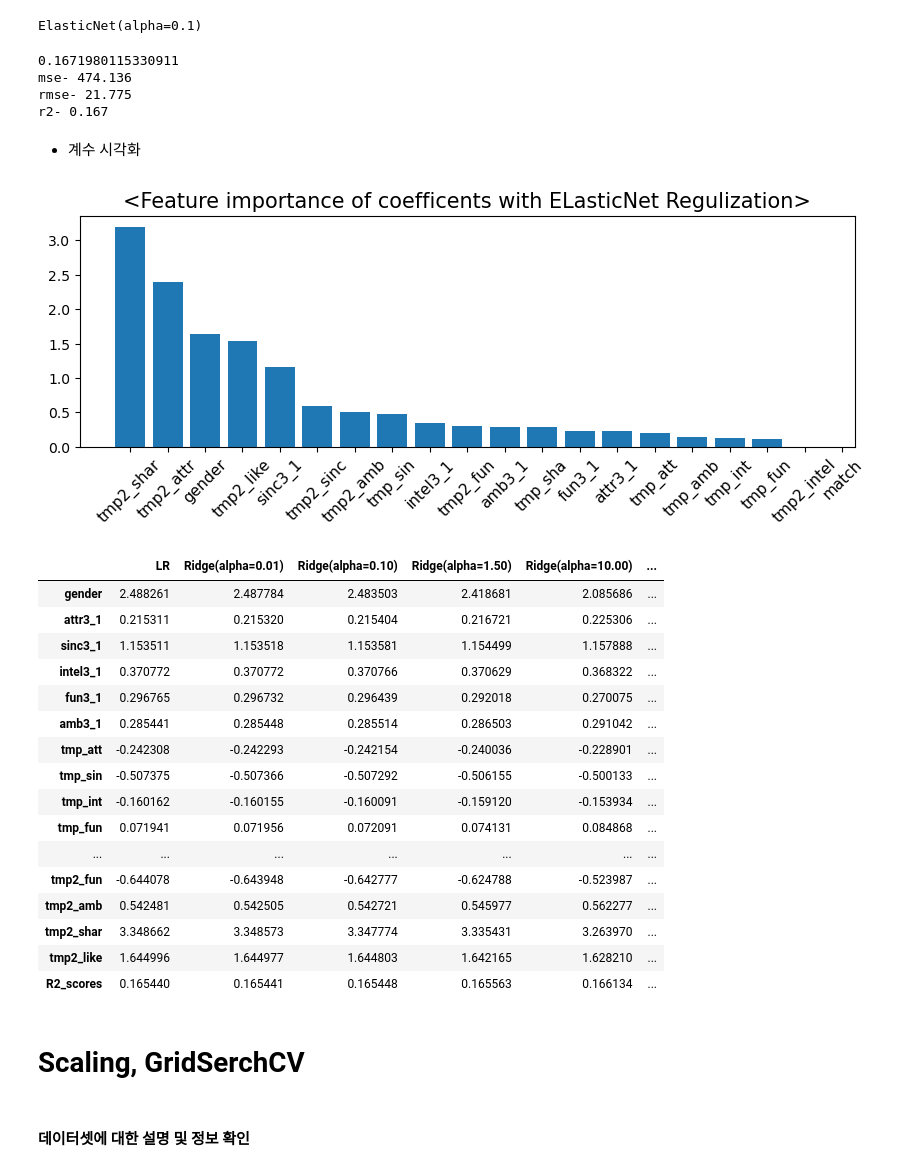
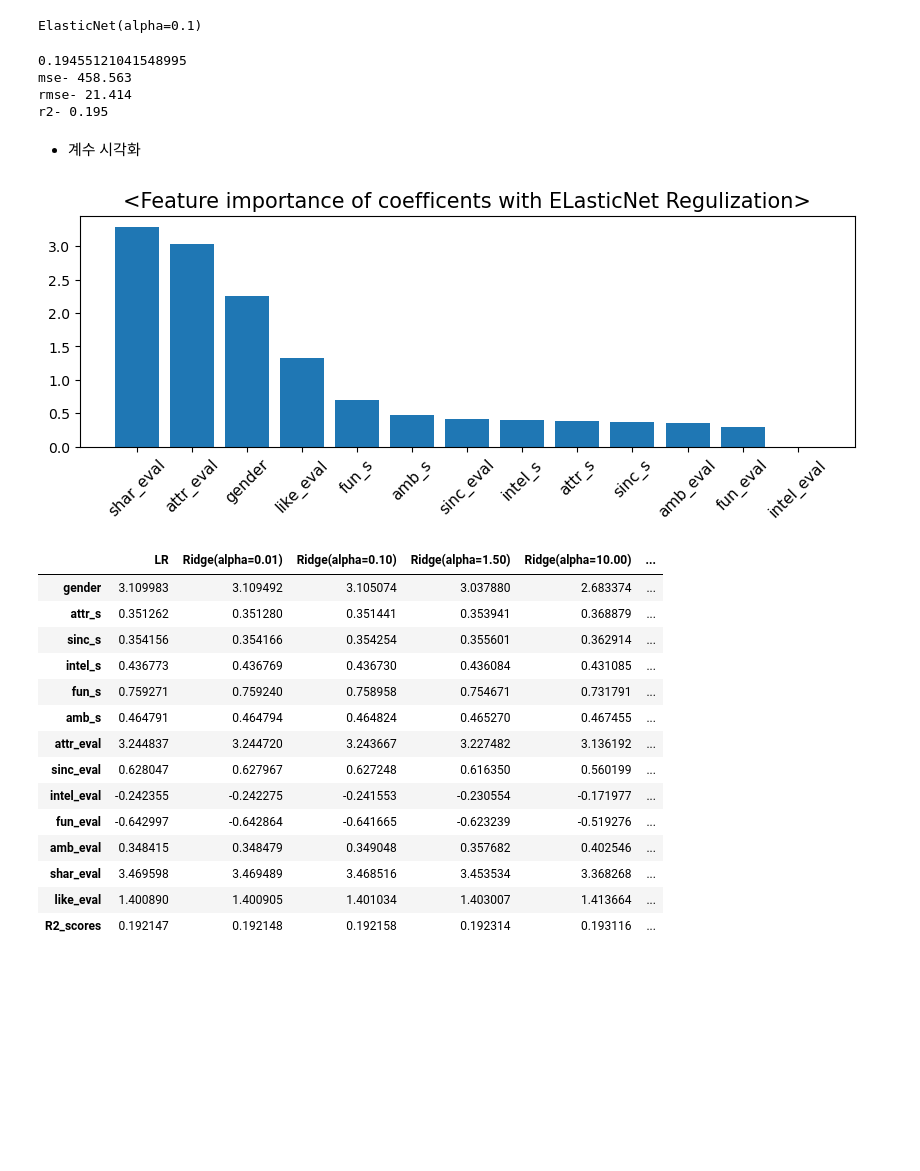
Before and after one commit to i-am-not-kangjik/Well-Founded-Confidence, a Jupyter notebook: Gyuheon/Models.ipynb, the cells around one changed output. Cells and saved outputs as stored; diff of their text form; code cells hidden in the pictures; blank space fills up the shorter version.

```diff
--- a/Gyuheon/Models.ipynb
+++ b/Gyuheon/Models.ipynb
@@ -51,14 +48,7 @@ def evaluate_score(y_test, y_pred):
 ####  데이터셋에 대한 설명 및 정보 확인
 # %%
 # 데이터 csv 불러오기
-train = pd.read_csv('../data/train3.csv')
+train = pd.read_csv('./train5.csv')
-# %%
-# Unnamed: 0 column제거
-train = train.iloc[:,1:]
-# 소수점 2자리까지
-train.match = round(train.match, 2)
-# %%
-train.set_index('iid', inplace=True)
 # %%
 # X(독립변수), Y(종속변수) 분할
 X = train.drop('match', axis=1)
@@ -200,2 +155,5 @@ X_train, X_test, y_train, y_test = train_test_split(X, y, test_size=0.3, random_
 # %% [markdown]
 ### 1. 릿지 모델
+# %%
+# 데이터 csv 불러오기
+train = pd.read_csv('./train5.csv')
@@ -412,7 +354,7 @@ model_ElasticNet.fit(X_train, y_train)
 ElasticNet(alpha=0.1)
 # %%
 #모델 평가 및 회귀 계수 확인
-# 엘라스틱넷 선형회귀 모델 평가(alpha=1, L1_ratio=0.5)
+# 엘라스틱넷 선형회귀 모델 평가(alpha=0.1, L1_ratio=0.5)
 # 선형 모델 평가
 y_pred = model_ElasticNet.predict(X_test)
 y_pred[y_pred < 0] = 0.
@@ -423,23 +365,23 @@ evaluate_score(y_test, y_pred)
 #a = 1 엘라스틱넷 모델 회귀 계수
 ElasticNet_coef = pd.Series(model_ElasticNet.coef_, index=X.columns)
 # %% [output]
-0.1671980115330911
-mse- 474.136
-rmse- 21.775
-r2- 0.167
+0.19455121041548995
+mse- 458.563
+rmse- 21.414
+r2- 0.195
 # %% [markdown]
 - 계수 시각화
 # %%
 coef = np.abs(ElasticNet_coef)
-coef = pd.Series(coef, index=train.columns).sort_values(ascending=False)
+coef = pd.Series(coef, index=X.columns).sort_values(ascending=False)
 coef
 # 시각화
 plt.figure(figsize=(10,3))
 plt.title('<Feature importance of coefficents with ELasticNet Regulization>', fontsize=15)
 plt.bar(coef.index, coef.values)
 plt.xticks(coef.index, rotation=45, fontsize=11);
 # %% [output]
-[figure, old version]
+[figure, new version]
 # %%
 # alpha_list=[0.01, 1, 10, 100]인 경우, l1_ratio=0.5
 
@@ -459,23 +401,17 @@ for each in alpha_list:
 comp_df
 # %% [output]
 |  | LR | Ridge(alpha=0.01) | Ridge(alpha=0.10) | Ridge(alpha=1.50) | Ridge(alpha=10.00) | ... |
-| gender | 2.488261 | 2.487784 | 2.483503 | 2.418681 | 2.085686 | ... |
-| attr3_1 | 0.215311 | 0.215320 | 0.215404 | 0.216721 | 0.225306 | ... |
-| sinc3_1 | 1.153511 | 1.153518 | 1.153581 | 1.154499 | 1.157888 | ... |
-| intel3_1 | 0.370772 | 0.370772 | 0.370766 | 0.370629 | 0.368322 | ... |
-| fun3_1 | 0.296765 | 0.296732 | 0.296439 | 0.292018 | 0.270075 | ... |
-| amb3_1 | 0.285441 | 0.285448 | 0.285514 | 0.286503 | 0.291042 | ... |
-| tmp_att | -0.242308 | -0.242293 | -0.242154 | -0.240036 | -0.228901 | ... |
-| tmp_sin | -0.507375 | -0.507366 | -0.507292 | -0.506155 | -0.500133 | ... |
-| tmp_int | -0.160162 | -0.160155 | -0.160091 | -0.159120 | -0.153934 | ... |
-| tmp_fun | 0.071941 | 0.071956 | 0.072091 | 0.074131 | 0.084868 | ... |
-| ... | ... | ... | ... | ... | ... | ... |
-| tmp2_fun | -0.644078 | -0.643948 | -0.642777 | -0.624788 | -0.523987 | ... |
-| tmp2_amb | 0.542481 | 0.542505 | 0.542721 | 0.545977 | 0.562277 | ... |
-| tmp2_shar | 3.348662 | 3.348573 | 3.347774 | 3.335431 | 3.263970 | ... |
-| tmp2_like | 1.644996 | 1.644977 | 1.644803 | 1.642165 | 1.628210 | ... |
-| R2_scores | 0.165440 | 0.165441 | 0.165448 | 0.165563 | 0.166134 | ... |
+| gender | 3.109983 | 3.109492 | 3.105074 | 3.037880 | 2.683374 | ... |
+| attr_s | 0.351262 | 0.351280 | 0.351441 | 0.353941 | 0.368879 | ... |
+| sinc_s | 0.354156 | 0.354166 | 0.354254 | 0.355601 | 0.362914 | ... |
+| intel_s | 0.436773 | 0.436769 | 0.436730 | 0.436084 | 0.431085 | ... |
+| fun_s | 0.759271 | 0.759240 | 0.758958 | 0.754671 | 0.731791 | ... |
+| amb_s | 0.464791 | 0.464794 | 0.464824 | 0.465270 | 0.467455 | ... |
+| attr_eval | 3.244837 | 3.244720 | 3.243667 | 3.227482 | 3.136192 | ... |
+| sinc_eval | 0.628047 | 0.627967 | 0.627248 | 0.616350 | 0.560199 | ... |
+| intel_eval | -0.242355 | -0.242275 | -0.241553 | -0.230554 | -0.171977 | ... |
+| fun_eval | -0.642997 | -0.642864 | -0.641665 | -0.623239 | -0.519276 | ... |
+| amb_eval | 0.348415 | 0.348479 | 0.349048 | 0.357682 | 0.402546 | ... |
+| shar_eval | 3.469598 | 3.469489 | 3.468516 | 3.453534 | 3.368268 | ... |
+| like_eval | 1.400890 | 1.400905 | 1.401034 | 1.403007 | 1.413664 | ... |
+| R2_scores | 0.192147 | 0.192148 | 0.192158 | 0.192314 | 0.193116 | ... |
-# %% [markdown]
-# Scaling, GridSerchCV
-# %% [markdown]
-####  데이터셋에 대한 설명 및 정보 확인
```
Also changed, not shown: parts of 49 cells of this notebook, 9 other files.
